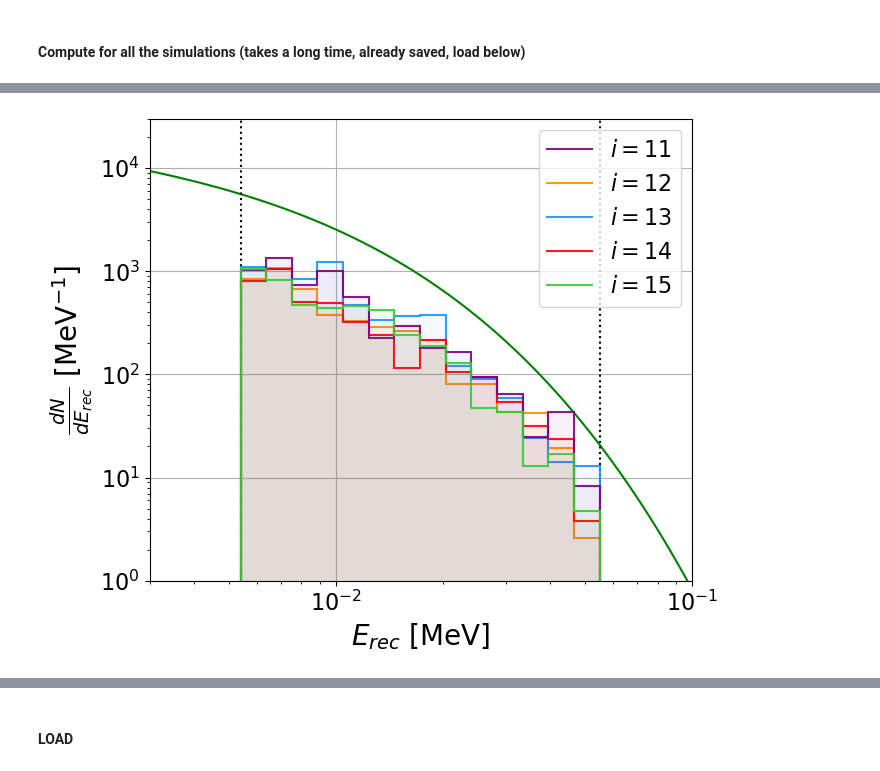
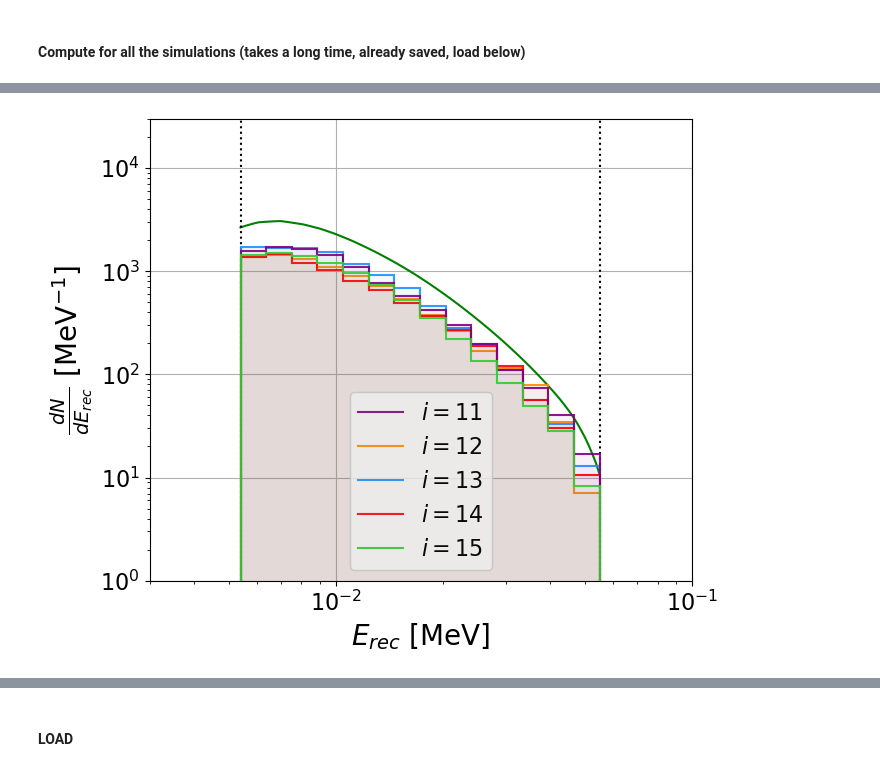
Before and after one commit to AndresDanielPerez/SGaSNoF, a Jupyter notebook: 03-fermionicDM.ipynb, the cells around one changed output, grey strips where cells are left out. Cells and saved outputs as stored; diff of their text form; code cells hidden in the pictures.

```diff
--- a/03-fermionicDM.ipynb
+++ b/03-fermionicDM.ipynb
@@ -653,7 +1117,7 @@ Nhits = np.zeros_like(M)  # M.shape
 
 
 # grid and save
-with open("data/Nhits_grid_LZ15tonyr.dat", "w") as f:
+with open("data/fermionicDM-smooth/Nhits_grid_LZ15tonyr.dat", "w") as f:
     # header
     f.write("# log10(y)    mass[MeV]    Nhits\n")
 
@@ -1442,11 +2676,24 @@ plt.show()
 #### Compute for all the simulations (takes a long time, already saved, load below)
 # %%
 # With diffuse approximation
-Erec_grid = np.logspace(-3, -1, 100)
+Erec_grid = np.logspace(np.log10(Erecmin_LZ), np.log10(Erecmax_LZ), 100)
 
-dspectra_plot_BP2 = [ diffSNfactor * ExpTIME * DMfermion.dspectra(mchiTEST2, ee, y_coupTEST, rad=rE2, Nchi=Nchi2) for ee in Erec_grid ]
+dspectra_plot_BP2 = [ eff_LZ_high(ee*1000) * diffSNfactor * ExpTIME * DMfermion.dspectra(mchiTEST2, ee, y_coupTEST, rad=rE2, Nchi=Nchi2) for ee in Erec_grid ]
 
 dspectra_plot_BP2_LZ = [ spec * (Mtarget_LZ/1000) for spec in dspectra_plot_BP2]
+
+
+
+# Stochastic
+# DM energy bins (MeV)
+binwidth = 1
+Ebins = np.arange(0, 100, binwidth)
+bin_centers = 0.5 * (Ebins[:-1] + Ebins[1:])
+
+# Recoil energy bins (MeV)
+Erec_bins = np.logspace(np.log10(Erecmin_LZ), np.log10(Erecmax_LZ), 15)
+
+
 
 
 # Plot
@@ -1455,31 +2702,36 @@ plt.plot(Erec_grid, dspectra_plot_BP2_LZ, color='green')
 
 i_unis = 0
 Erange = SNdist.Eflux1sim(mchiTEST2, ExpTIME, SN_sim[i_unis])
-res_X_0 = DMfermion.dspectra_1sim_BINS(Erec_bins, mchiTEST2,y_coupTEST, rE2, Nchi2, Mtarget_LZ, Erange)
+result_bins_F = DMfermion.flux_1sim_BINS(Erange, Ebins, mchiTEST2, rE2, Nchi2)
+res_X_0 = DMfermion.dspectra_from_fluence_BINS(Erec_bins, Ebins, result_bins_F, mchiTEST2, y_coupTEST, Mtarget_LZ, eff_LZ_high)
 plt.stairs(res_X_0, edges=Erec_bins, fill=False, edgecolor='purple', linewidth=1.5, alpha=0.9, label=f'$i=1$', zorder=10)
 plt.stairs(res_X_0, edges=Erec_bins, fill=True, edgecolor='none', facecolor='purple', alpha=0.05, zorder=10)
 
 i_unis = 1
 Erange = SNdist.Eflux1sim(mchiTEST2, ExpTIME, SN_sim[i_unis])
-res_X_1 = DMfermion.dspectra_1sim_BINS(Erec_bins, mchiTEST2,y_coupTEST, rE2, Nchi2, Mtarget_LZ, Erange)
+result_bins_F = DMfermion.flux_1sim_BINS(Erange, Ebins, mchiTEST2, rE2, Nchi2)
+res_X_1 = DMfermion.dspectra_from_fluence_BINS(Erec_bins, Ebins, result_bins_F, mchiTEST2, y_coupTEST, Mtarget_LZ, eff_LZ_high)
 plt.stairs(res_X_1, edges=Erec_bins, fill=False, edgecolor='darkorange', linewidth=1.5, alpha=0.9, label=f'$i=2$', zorder=5)
 plt.stairs(res_X_1, edges=Erec_bins, fill=True, edgecolor='none', facecolor='darkorange', alpha=0.05, zorder=5)
 
 i_unis = 12
 Erange = SNdist.Eflux1sim(mchiTEST2, ExpTIME, SN_sim[i_unis])
-res_X_12 = DMfermion.dspectra_1sim_BINS(Erec_bins, mchiTEST2,y_coupTEST, rE2, Nchi2, Mtarget_LZ, Erange)
+result_bins_F = DMfermion.flux_1sim_BINS(Erange, Ebins, mchiTEST2, rE2, Nchi2)
+res_X_12 = DMfermion.dspectra_from_fluence_BINS(Erec_bins, Ebins, result_bins_F, mchiTEST2, y_coupTEST, Mtarget_LZ, eff_LZ_high)
 plt.stairs(res_X_12, edges=Erec_bins, fill=False, edgecolor='dodgerblue', linewidth=1.5, alpha=0.9, label=f'$i=3$', zorder=5)
 plt.stairs(res_X_12, edges=Erec_bins, fill=True, edgecolor='none', facecolor='dodgerblue', alpha=0.05, zorder=5)
 
 i_unis = 3
 Erange = SNdist.Eflux1sim(mchiTEST2, ExpTIME, SN_sim[i_unis])
-res_X_3 = DMfermion.dspectra_1sim_BINS(Erec_bins, mchiTEST2,y_coupTEST, rE2, Nchi2, Mtarget_LZ, Erange)
+result_bins_F = DMfermion.flux_1sim_BINS(Erange, Ebins, mchiTEST2, rE2, Nchi2)
+res_X_3 = DMfermion.dspectra_from_fluence_BINS(Erec_bins, Ebins, result_bins_F, mchiTEST2, y_coupTEST, Mtarget_LZ, eff_LZ_high)
 plt.stairs(res_X_3, edges=Erec_bins, fill=False, edgecolor='red', linewidth=1.5, alpha=0.9, label=f'$i=4$', zorder=5)
 plt.stairs(res_X_3, edges=Erec_bins, fill=True, edgecolor='none', facecolor='red', alpha=0.05, zorder=5)
 
 i_unis = 4
 Erange = SNdist.Eflux1sim(mchiTEST2, ExpTIME, SN_sim[i_unis])
-res_X_4 = DMfermion.dspectra_1sim_BINS(Erec_bins, mchiTEST2,y_coupTEST, rE2, Nchi2, Mtarget_LZ, Erange)
+result_bins_F = DMfermion.flux_1sim_BINS(Erange, Ebins, mchiTEST2, rE2, Nchi2)
+res_X_4 = DMfermion.dspectra_from_fluence_BINS(Erec_bins, Ebins, result_bins_F, mchiTEST2, y_coupTEST, Mtarget_LZ, eff_LZ_high)
 plt.stairs(res_X_4, edges=Erec_bins, fill=False, edgecolor='limegreen', linewidth=1.5, alpha=0.9, label=f'$i=5$', zorder=10)
 plt.stairs(res_X_4, edges=Erec_bins, fill=True, edgecolor='none', facecolor='limegreen', alpha=0.05, zorder=10)
 
@@ -1510,31 +2762,36 @@ plt.plot(Erec_grid, dspectra_plot_BP2_LZ, color='green')
 
 i_unis = 2
 Erange = SNdist.Eflux1sim(mchiTEST2, ExpTIME, SN_sim[i_unis])
-res_X_2 = DMfermion.dspectra_1sim_BINS(Erec_bins, mchiTEST2,y_coupTEST, rE2, Nchi2, Mtarget_LZ, Erange)
+result_bins_F = DMfermion.flux_1sim_BINS(Erange, Ebins, mchiTEST2, rE2, Nchi2)
+res_X_2 = DMfermion.dspectra_from_fluence_BINS(Erec_bins, Ebins, result_bins_F, mchiTEST2, y_coupTEST, Mtarget_LZ, eff_LZ_high)
 plt.stairs(res_X_2, edges=Erec_bins, fill=False, edgecolor='purple', linewidth=1.5, alpha=0.9, label=f'$i=6$', zorder=10)
 plt.stairs(res_X_2, edges=Erec_bins, fill=True, edgecolor='none', facecolor='purple', alpha=0.05, zorder=10)
 
 i_unis = 5
 Erange = SNdist.Eflux1sim(mchiTEST2, ExpTIME, SN_sim[i_unis])
-res_X_5 = DMfermion.dspectra_1sim_BINS(Erec_bins, mchiTEST2,y_coupTEST, rE2, Nchi2, Mtarget_LZ, Erange)
+result_bins_F = DMfermion.flux_1sim_BINS(Erange, Ebins, mchiTEST2, rE2, Nchi2)
+res_X_5 = DMfermion.dspectra_from_fluence_BINS(Erec_bins, Ebins, result_bins_F, mchiTEST2, y_coupTEST, Mtarget_LZ, eff_LZ_high)
 plt.stairs(res_X_5, edges=Erec_bins, fill=False, edgecolor='darkorange', linewidth=1.5, alpha=0.9, label=f'$i=7$', zorder=5)
 plt.stairs(res_X_5, edges=Erec_bins, fill=True, edgecolor='none', facecolor='darkorange', alpha=0.05, zorder=5)
 
 i_unis = 13
 Erange = SNdist.Eflux1sim(mchiTEST2, ExpTIME, SN_sim[i_unis])
-res_X_13 = DMfermion.dspectra_1sim_BINS(Erec_bins, mchiTEST2,y_coupTEST, rE2, Nchi2, Mtarget_LZ, Erange)
+result_bins_F = DMfermion.flux_1sim_BINS(Erange, Ebins, mchiTEST2, rE2, Nchi2)
+res_X_13 = DMfermion.dspectra_from_fluence_BINS(Erec_bins, Ebins, result_bins_F, mchiTEST2, y_coupTEST, Mtarget_LZ, eff_LZ_high)
 plt.stairs(res_X_13, edges=Erec_bins, fill=False, edgecolor='dodgerblue', linewidth=1.5, alpha=0.9, label=f'$i=5$', zorder=5)
 plt.stairs(res_X_13, edges=Erec_bins, fill=True, edgecolor='none', facecolor='dodgerblue', alpha=0.05, zorder=5)
 
 i_unis = 7
 Erange = SNdist.Eflux1sim(mchiTEST2, ExpTIME, SN_sim[i_unis])
-res_X_7 = DMfermion.dspectra_1sim_BINS(Erec_bins, mchiTEST2,y_coupTEST, rE2, Nchi2, Mtarget_LZ, Erange)
+result_bins_F = DMfermion.flux_1sim_BINS(Erange, Ebins, mchiTEST2, rE2, Nchi2)
+res_X_7 = DMfermion.dspectra_from_fluence_BINS(Erec_bins, Ebins, result_bins_F, mchiTEST2, y_coupTEST, Mtarget_LZ, eff_LZ_high)
 plt.stairs(res_X_7, edges=Erec_bins, fill=False, edgecolor='red', linewidth=1.5, alpha=0.9, label=f'$i=9$', zorder=5)
 plt.stairs(res_X_7, edges=Erec_bins, fill=True, edgecolor='none', facecolor='red', alpha=0.05, zorder=5)
 
 i_unis = 6
 Erange = SNdist.Eflux1sim(mchiTEST2, ExpTIME, SN_sim[i_unis])
-res_X_6 = DMfermion.dspectra_1sim_BINS(Erec_bins, mchiTEST2,y_coupTEST, rE2, Nchi2, Mtarget_LZ, Erange)
+result_bins_F = DMfermion.flux_1sim_BINS(Erange, Ebins, mchiTEST2, rE2, Nchi2)
+res_X_6 = DMfermion.dspectra_from_fluence_BINS(Erec_bins, Ebins, result_bins_F, mchiTEST2, y_coupTEST, Mtarget_LZ, eff_LZ_high)
 plt.stairs(res_X_6, edges=Erec_bins, fill=False, edgecolor='limegreen', linewidth=1.5, alpha=0.9, label=f'$i=10$', zorder=10)
 plt.stairs(res_X_6, edges=Erec_bins, fill=True, edgecolor='none', facecolor='limegreen', alpha=0.05, zorder=10)
 
@@ -1565,31 +2822,36 @@ plt.plot(Erec_grid, dspectra_plot_BP2_LZ, color='green')
 
 i_unis = 10
 Erange = SNdist.Eflux1sim(mchiTEST2, ExpTIME, SN_sim[i_unis])
-res_X_10 = DMfermion.dspectra_1sim_BINS(Erec_bins, mchiTEST2,y_coupTEST, rE2, Nchi2, Mtarget_LZ, Erange)
+result_bins_F = DMfermion.flux_1sim_BINS(Erange, Ebins, mchiTEST2, rE2, Nchi2)
+res_X_10 = DMfermion.dspectra_from_fluence_BINS(Erec_bins, Ebins, result_bins_F, mchiTEST2, y_coupTEST, Mtarget_LZ, eff_LZ_high)
 plt.stairs(res_X_10, edges=Erec_bins, fill=False, edgecolor='purple', linewidth=1.5, alpha=0.9, label=f'$i=11$', zorder=10)
 plt.stairs(res_X_10, edges=Erec_bins, fill=True, edgecolor='none', facecolor='purple', alpha=0.05, zorder=10)
 
 i_unis = 16
 Erange = SNdist.Eflux1sim(mchiTEST2, ExpTIME, SN_sim[i_unis])
-res_X_16 = DMfermion.dspectra_1sim_BINS(Erec_bins, mchiTEST2,y_coupTEST, rE2, Nchi2, Mtarget_LZ, Erange)
+result_bins_F = DMfermion.flux_1sim_BINS(Erange, Ebins, mchiTEST2, rE2, Nchi2)
+res_X_16 = DMfermion.dspectra_from_fluence_BINS(Erec_bins, Ebins, result_bins_F, mchiTEST2, y_coupTEST, Mtarget_LZ, eff_LZ_high)
 plt.stairs(res_X_16, edges=Erec_bins, fill=False, edgecolor='darkorange', linewidth=1.5, alpha=0.9, label=f'$i=12$', zorder=5)
 plt.stairs(res_X_16, edges=Erec_bins, fill=True, edgecolor='none', facecolor='darkorange', alpha=0.05, zorder=5)
 
 i_unis = 11
 Erange = SNdist.Eflux1sim(mchiTEST2, ExpTIME, SN_sim[i_unis])
-res_X_11 = DMfermion.dspectra_1sim_BINS(Erec_bins, mchiTEST2,y_coupTEST, rE2, Nchi2, Mtarget_LZ, Erange)
+result_bins_F = DMfermion.flux_1sim_BINS(Erange, Ebins, mchiTEST2, rE2, Nchi2)
+res_X_11 = DMfermion.dspectra_from_fluence_BINS(Erec_bins, Ebins, result_bins_F, mchiTEST2, y_coupTEST, Mtarget_LZ, eff_LZ_high)
 plt.stairs(res_X_11, edges=Erec_bins, fill=False, edgecolor='dodgerblue', linewidth=1.5, alpha=0.9, label=f'$i=13$', zorder=5)
 plt.stairs(res_X_11, edges=Erec_bins, fill=True, edgecolor='none', facecolor='dodgerblue', alpha=0.05, zorder=5)
 
 i_unis = 8
 Erange = SNdist.Eflux1sim(mchiTEST2, ExpTIME, SN_sim[i_unis])
-res_X_8 = DMfermion.dspectra_1sim_BINS(Erec_bins, mchiTEST2,y_coupTEST, rE2, Nchi2, Mtarget_LZ, Erange)
+result_bins_F = DMfermion.flux_1sim_BINS(Erange, Ebins, mchiTEST2, rE2, Nchi2)
+res_X_8 = DMfermion.dspectra_from_fluence_BINS(Erec_bins, Ebins, result_bins_F, mchiTEST2, y_coupTEST, Mtarget_LZ, eff_LZ_high)
 plt.stairs(res_X_8, edges=Erec_bins, fill=False, edgecolor='red', linewidth=1.5, alpha=0.9, label=f'$i=14$', zorder=5)
 plt.stairs(res_X_8, edges=Erec_bins, fill=True, edgecolor='none', facecolor='red', alpha=0.05, zorder=5)
 
 i_unis = 14
 Erange = SNdist.Eflux1sim(mchiTEST2, ExpTIME, SN_sim[i_unis])
-res_X_14 = DMfermion.dspectra_1sim_BINS(Erec_bins, mchiTEST2,y_coupTEST, rE2, Nchi2, Mtarget_LZ, Erange)
+result_bins_F = DMfermion.flux_1sim_BINS(Erange, Ebins, mchiTEST2, rE2, Nchi2)
+res_X_14 = DMfermion.dspectra_from_fluence_BINS(Erec_bins, Ebins, result_bins_F, mchiTEST2, y_coupTEST, Mtarget_LZ, eff_LZ_high)
 plt.stairs(res_X_14, edges=Erec_bins, fill=False, edgecolor='limegreen', linewidth=1.5, alpha=0.9, label=f'$i=15$', zorder=10)
 plt.stairs(res_X_14, edges=Erec_bins, fill=True, edgecolor='none', facecolor='limegreen', alpha=0.05, zorder=10)
 
@@ -1620,31 +2882,36 @@ plt.plot(Erec_grid, dspectra_plot_BP2_LZ, color='green')
 
 i_unis = 15
 Erange = SNdist.Eflux1sim(mchiTEST2, ExpTIME, SN_sim[i_unis])
-res_X_15 = DMfermion.dspectra_1sim_BINS(Erec_bins, mchiTEST2,y_coupTEST, rE2, Nchi2, Mtarget_LZ, Erange)
+result_bins_F = DMfermion.flux_1sim_BINS(Erange, Ebins, mchiTEST2, rE2, Nchi2)
+res_X_15 = DMfermion.dspectra_from_fluence_BINS(Erec_bins, Ebins, result_bins_F, mchiTEST2, y_coupTEST, Mtarget_LZ, eff_LZ_high)
 plt.stairs(res_X_15, edges=Erec_bins, fill=False, edgecolor='purple', linewidth=1.5, alpha=0.9, label=f'$i=16$', zorder=10)
 plt.stairs(res_X_15, edges=Erec_bins, fill=True, edgecolor='none', facecolor='purple', alpha=0.05, zorder=10)
 
 i_unis = 9
 Erange = SNdist.Eflux1sim(mchiTEST2, ExpTIME, SN_sim[i_unis])
-res_X_9 = DMfermion.dspectra_1sim_BINS(Erec_bins, mchiTEST2,y_coupTEST, rE2, Nchi2, Mtarget_LZ, Erange)
+result_bins_F = DMfermion.flux_1sim_BINS(Erange, Ebins, mchiTEST2, rE2, Nchi2)
+res_X_9 = DMfermion.dspectra_from_fluence_BINS(Erec_bins, Ebins, result_bins_F, mchiTEST2, y_coupTEST, Mtarget_LZ, eff_LZ_high)
 plt.stairs(res_X_9, edges=Erec_bins, fill=False, edgecolor='darkorange', linewidth=1.5, alpha=0.9, label=f'$i=17$', zorder=5)
 plt.stairs(res_X_9, edges=Erec_bins, fill=True, edgecolor='none', facecolor='darkorange', alpha=0.05, zorder=5)
 
 i_unis = 17
 Erange = SNdist.Eflux1sim(mchiTEST2, ExpTIME, SN_sim[i_unis])
-res_X_17 = DMfermion.dspectra_1sim_BINS(Erec_bins, mchiTEST2,y_coupTEST, rE2, Nchi2, Mtarget_LZ, Erange)
+result_bins_F = DMfermion.flux_1sim_BINS(Erange, Ebins, mchiTEST2, rE2, Nchi2)
+res_X_17 = DMfermion.dspectra_from_fluence_BINS(Erec_bins, Ebins, result_bins_F, mchiTEST2, y_coupTEST, Mtarget_LZ, eff_LZ_high)
 plt.stairs(res_X_17, edges=Erec_bins, fill=False, edgecolor='dodgerblue', linewidth=1.5, alpha=0.9, label=f'$i=18$', zorder=5)
 plt.stairs(res_X_17, edges=Erec_bins, fill=True, edgecolor='none', facecolor='dodgerblue', alpha=0.05, zorder=5)
 
 i_unis = 18
 Erange = SNdist.Eflux1sim(mchiTEST2, ExpTIME, SN_sim[i_unis])
-res_X_18 = DMfermion.dspectra_1sim_BINS(Erec_bins, mchiTEST2,y_coupTEST, rE2, Nchi2, Mtarget_LZ, Erange)
+result_bins_F = DMfermion.flux_1sim_BINS(Erange, Ebins, mchiTEST2, rE2, Nchi2)
+res_X_18 = DMfermion.dspectra_from_fluence_BINS(Erec_bins, Ebins, result_bins_F, mchiTEST2, y_coupTEST, Mtarget_LZ, eff_LZ_high)
 plt.stairs(res_X_18, edges=Erec_bins, fill=False, edgecolor='red', linewidth=1.5, alpha=0.9, label=f'$i=19$', zorder=5)
 plt.stairs(res_X_18, edges=Erec_bins, fill=True, edgecolor='none', facecolor='red', alpha=0.05, zorder=5)
 
 i_unis = 19
 Erange = SNdist.Eflux1sim(mchiTEST2, ExpTIME, SN_sim[i_unis])
-res_X_19 = DMfermion.dspectra_1sim_BINS(Erec_bins, mchiTEST2,y_coupTEST, rE2, Nchi2, Mtarget_LZ, Erange)
+result_bins_F = DMfermion.flux_1sim_BINS(Erange, Ebins, mchiTEST2, rE2, Nchi2)
+res_X_19 = DMfermion.dspectra_from_fluence_BINS(Erec_bins, Ebins, result_bins_F, mchiTEST2, y_coupTEST, Mtarget_LZ, eff_LZ_high)
 plt.stairs(res_X_19, edges=Erec_bins, fill=False, edgecolor='limegreen', linewidth=1.5, alpha=0.9, label=f'$i=20$', zorder=10)
 plt.stairs(res_X_19, edges=Erec_bins, fill=True, edgecolor='none', facecolor='limegreen', alpha=0.05, zorder=10)
 
@@ -1716 +2968 @@ with open(filename, "w") as f:
-[figure, old version]
+[figure, new version]
```
Also changed, not shown: parts of 81 cells of this notebook, 1 other file.
